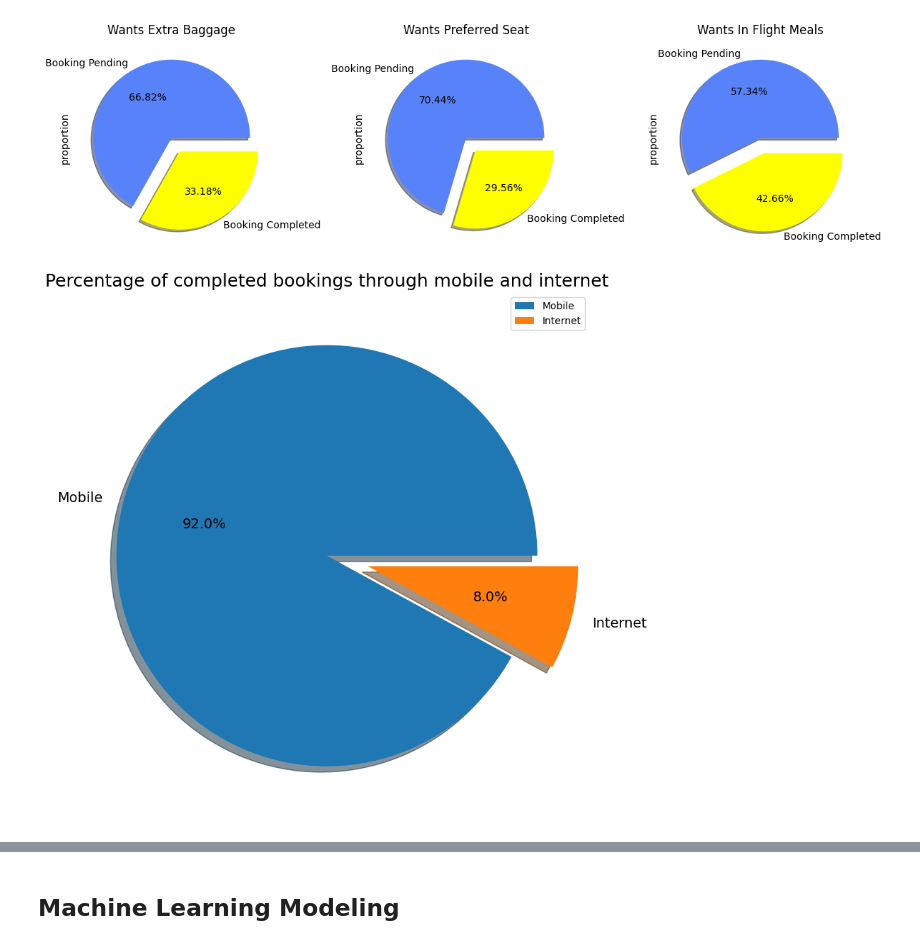
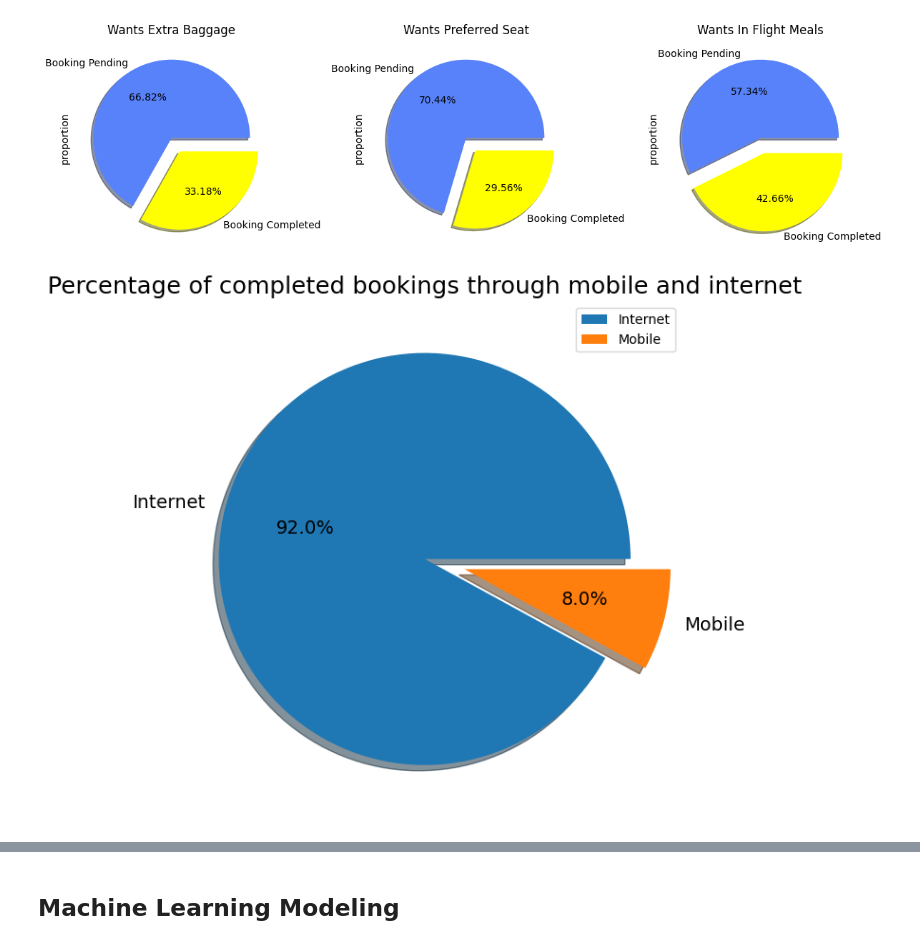
Before and after one commit to meiskiet/BA_simulation_task, a Jupyter notebook: Machine Learning/Customer_booking.ipynb, the cells around one changed output, grey strips where cells are left out. Cells and saved outputs as stored; diff of their text form; code cells hidden in the pictures.

```diff
--- a/Machine Learning/Customer_booking.ipynb
+++ b/Machine Learning/Customer_booking.ipynb
@@ -240,16 +258,16 @@ plt.show()
 # %%
 # Compare % of completed bookings through mobile and internet
 mobinet = df.groupby('sales_channel')['booking_complete'].sum()
-plt.figure(figsize=(12, 8))
-plt.pie(mobinet, labels=['Mobile', 'Internet'], colors=['#1f77b4', '#ff7f0e'],
+plt.figure(figsize=(12, 6))
+plt.pie(mobinet, labels=['Internet', 'Mobile'], colors=['#1f77b4', '#ff7f0e'],
         autopct='%1.1f%%',
         shadow=True,
         explode=[0, 0.2],
         textprops={'fontsize': 14})
 
 plt.title("Percentage of completed bookings through mobile and internet", fontsize=18)
 plt.tight_layout()
 plt.legend()
 plt.show()
 # %% [output]
-[figure, old version]
+[figure, new version]
```
Also changed, not shown: parts of 43 cells of this notebook.
